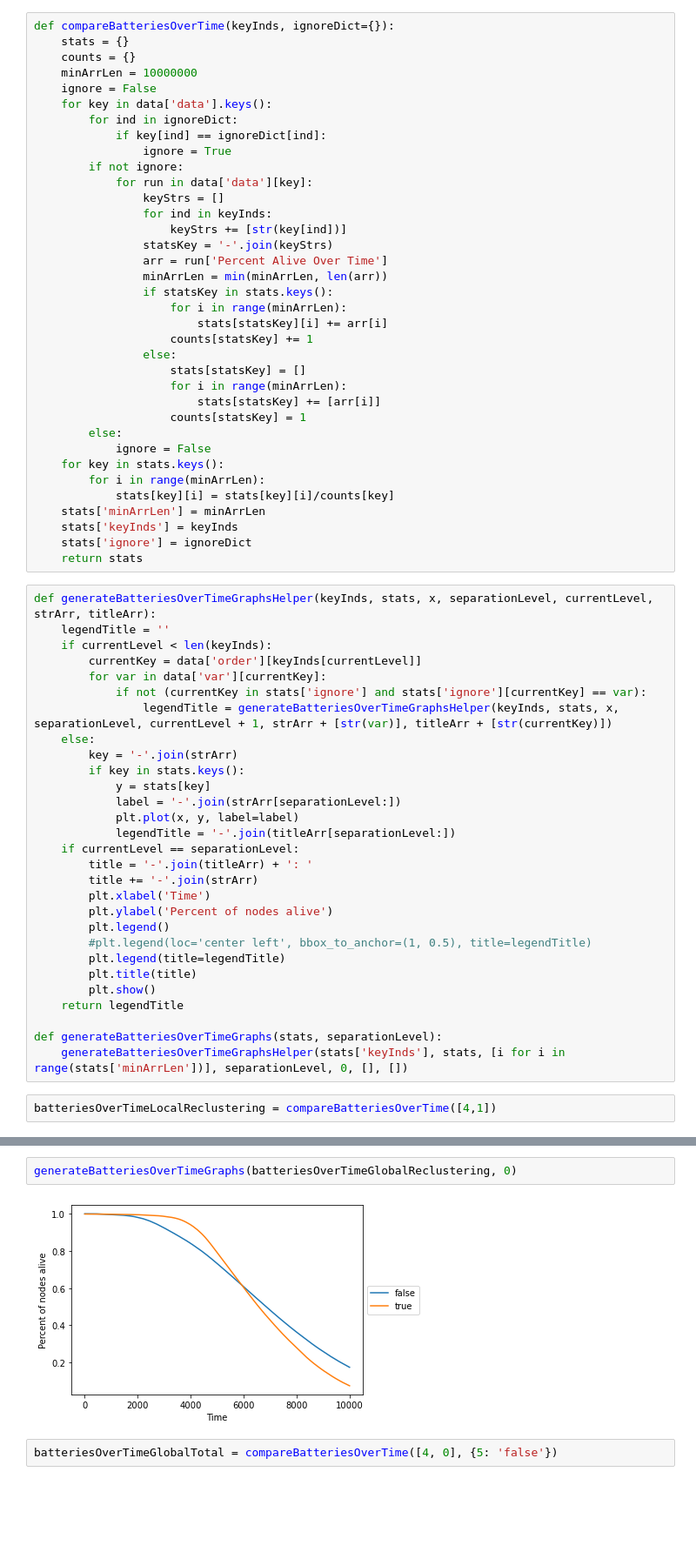
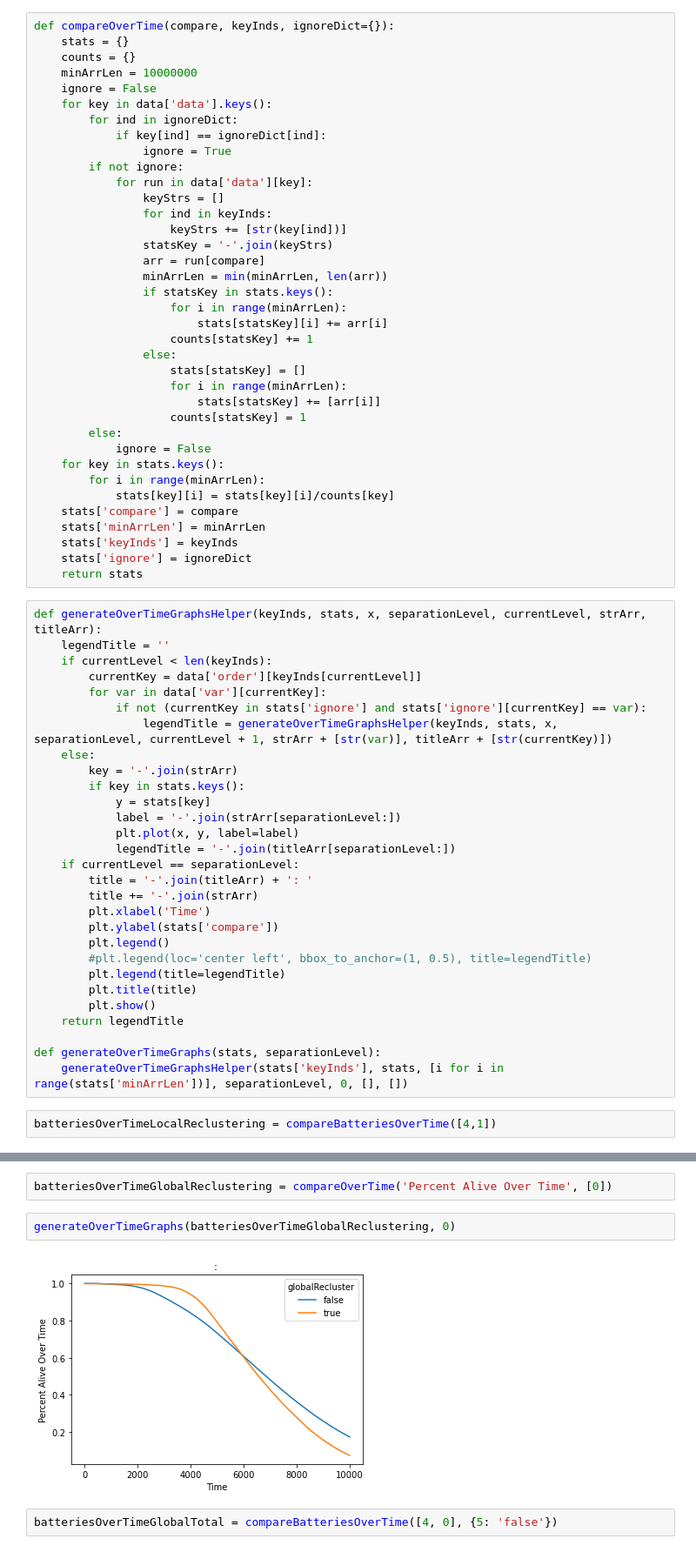
Before and after one commit to ptrick9/CPS_Simulator, a Jupyter notebook: statistics/Big Tests Analysis.ipynb, the cells around one changed output, grey strips where cells are left out. Shown at 87% size. Cells and saved outputs as stored; diff of their text form; blank space fills up the shorter version.

Commit message:
Updated reclustering fixed

```diff
--- a/statistics/Big Tests Analysis.ipynb
+++ b/statistics/Big Tests Analysis.ipynb
@@ -59,7 +59,7 @@ plt.show()
 # %% [output]
 [figure]
 # %%
-def compareBatteriesOverTime(keyInds, ignoreDict={}):
+def compareOverTime(compare, keyInds, ignoreDict={}):
     stats = {}
     counts = {}
     minArrLen = 10000000
@@ -74,7 +74,7 @@ def compareBatteriesOverTime(keyInds, ignoreDict={}):
                 for ind in keyInds:
                     keyStrs += [str(key[ind])]
                 statsKey = '-'.join(keyStrs)
-                arr = run['Percent Alive Over Time']
+                arr = run[compare]
                 minArrLen = min(minArrLen, len(arr))
                 if statsKey in stats.keys():
                     for i in range(minArrLen):
@@ -90,18 +90,19 @@ def compareBatteriesOverTime(keyInds, ignoreDict={}):
     for key in stats.keys():
         for i in range(minArrLen):
             stats[key][i] = stats[key][i]/counts[key]
+    stats['compare'] = compare
     stats['minArrLen'] = minArrLen
     stats['keyInds'] = keyInds
     stats['ignore'] = ignoreDict
     return stats
 # %%
-def generateBatteriesOverTimeGraphsHelper(keyInds, stats, x, separationLevel, currentLevel, strArr, titleArr):
+def generateOverTimeGraphsHelper(keyInds, stats, x, separationLevel, currentLevel, strArr, titleArr):
     legendTitle = ''
     if currentLevel < len(keyInds):
         currentKey = data['order'][keyInds[currentLevel]]
         for var in data['var'][currentKey]:
             if not (currentKey in stats['ignore'] and stats['ignore'][currentKey] == var):
-                legendTitle = generateBatteriesOverTimeGraphsHelper(keyInds, stats, x, separationLevel, currentLevel + 1, strArr + [str(var)], titleArr + [str(currentKey)])
+                legendTitle = generateOverTimeGraphsHelper(keyInds, stats, x, separationLevel, currentLevel + 1, strArr + [str(var)], titleArr + [str(currentKey)])
     else:
         key = '-'.join(strArr)
         if key in stats.keys():
@@ -113,7 +114,7 @@ def generateBatteriesOverTimeGraphsHelper(keyInds, stats, x, separationLevel, cu
         title = '-'.join(titleArr) + ': '
         title += '-'.join(strArr)
         plt.xlabel('Time')
-        plt.ylabel('Percent of nodes alive')
+        plt.ylabel(stats['compare'])
         plt.legend()
         #plt.legend(loc='center left', bbox_to_anchor=(1, 0.5), title=legendTitle)
         plt.legend(title=legendTitle)
@@ -121,8 +122,8 @@ def generateBatteriesOverTimeGraphsHelper(keyInds, stats, x, separationLevel, cu
         plt.show()
     return legendTitle
 
-def generateBatteriesOverTimeGraphs(stats, separationLevel):
-    generateBatteriesOverTimeGraphsHelper(stats['keyInds'], stats, [i for i in range(stats['minArrLen'])], separationLevel, 0, [], [])
+def generateOverTimeGraphs(stats, separationLevel):
+    generateOverTimeGraphsHelper(stats['keyInds'], stats, [i for i in range(stats['minArrLen'])], separationLevel, 0, [], [])
 # %%
 batteriesOverTimeLocalReclustering = compareBatteriesOverTime([4,1])
 # %%
@@ -134,7 +133,9 @@ batteriesOverTimeGlobalReclustering = compareBatteriesOverTime([0])
+# %%
+batteriesOverTimeGlobalReclustering = compareOverTime('Percent Alive Over Time', [0])
 # %%
-generateBatteriesOverTimeGraphs(batteriesOverTimeGlobalReclustering, 0)
+generateOverTimeGraphs(batteriesOverTimeGlobalReclustering, 0)
 # %% [output]
-[figure, old version]
+[figure, new version]
 # %%
 batteriesOverTimeGlobalTotal = compareBatteriesOverTime([4, 0], {5: 'false'})
 # %%
```
Also changed, not shown: parts of 1 cell of this notebook, 1 other file.
